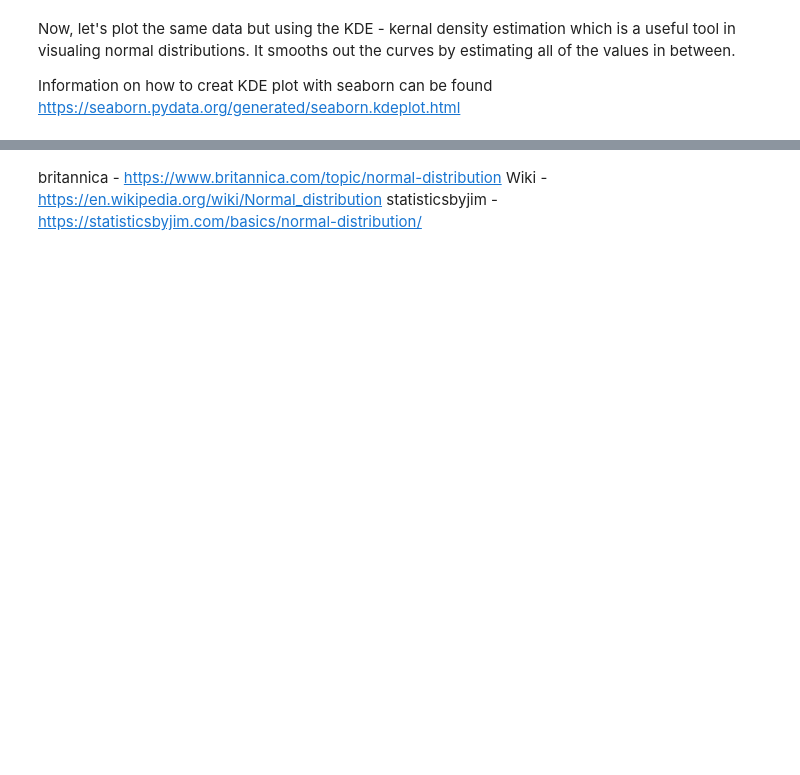
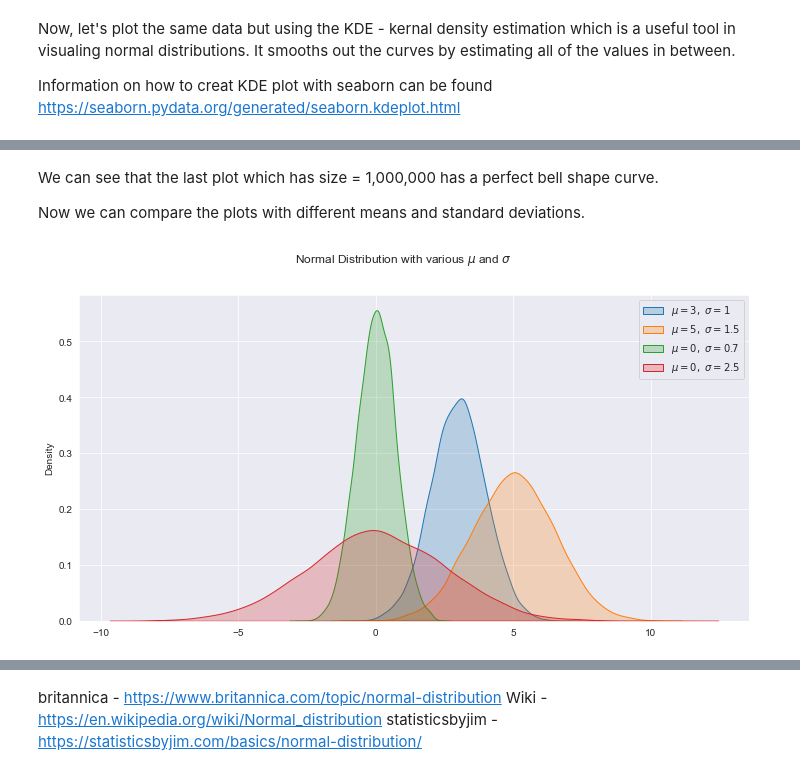
Before and after one commit to angelinka/numpy_assignment, a Jupyter notebook: numPy.ipynb, the cells around one changed output, grey strips where cells are left out. Saved outputs shown, nothing was run; the diff lists cells and outputs as text; code cells hidden in the pictures; blank space fills up the shorter version.

```diff
--- a/numPy.ipynb
+++ b/numPy.ipynb
@@ -315,20 +343,25 @@ From the example above we can see that the bell shape curve of our plot isn't pe
+# %% [markdown]
+We can see that the last plot which has size = 1,000,000 has a perfect bell shape curve.
+
+Now we can compare the plots with different means and standard deviations.
 # %%
-# Generate some random datasets using random.normal
-loc,scale,size = 5,1,3000
+# Specifiyng loc, scale and size attributes
+loc,scale,size = 3,1,10000
+# Generating four random datasets specifying loc(mean) and scale(standard deviation)
+ds1 = np.random.normal(loc,scale,size)
+ds2 = np.random.normal(loc+2, scale+0.5,size)
+ds3 = np.random.normal(loc-3,scale-0.3,size)
+ds4 = np.random.normal(loc-3,scale+1.5,size)
 
-sample1 = np.random.normal(loc,scale,size)
-sample2 = np.random.normal(loc+1, scale,size)
-sample3 = np.random.normal(loc-1,scale+1.5,size)
-sample4 = np.random.normal(loc-1,scale-0.2, 3000)
-
-# set up the plot figure
-plt.figure(figsize=(12,4))  # set the size of the figure
-# using seaborn distplot functions to plot given loc(mean) and scale(standard deviation)
-sns.distplot(sample1,label="$\mu=5,\ \sigma=1$")
-sns.distplot(sample2, label ="$\mu=6,\ \sigma=1$")
-sns.distplot(sample3, label="$\mu=4,\ \sigma=2.5$")
-sns.distplot(sample4, label ="$\mu=4,\ \sigma=0.8$")
-plt.legend(loc="best")
-plt.ylim([-0.05, 0.6]) # set the plot limits on the y-axis
+# setting size of the figure
+plt.figure(figsize=(12,6))
+# using seaborn kdeplot function to plot
+sns.kdeplot(ds1,fill=True,label="$\mu=3,\ \sigma=1$")
+sns.kdeplot(ds2,fill=True, label ="$\mu=5,\ \sigma=1.5$")
+sns.kdeplot(ds3,fill=True, label="$\mu=0,\ \sigma=0.7$")
+sns.kdeplot(ds4,fill=True, label ="$\mu=0,\ \sigma=2.5$")
+plt.legend()
 plt.suptitle('Normal Distribution with various $\mu$ and $\sigma$')
-plt.grid(True)
+plt.show()
+# %% [output]
+[figure, added]
```
Also changed, not shown: parts of 25 cells of this notebook.
